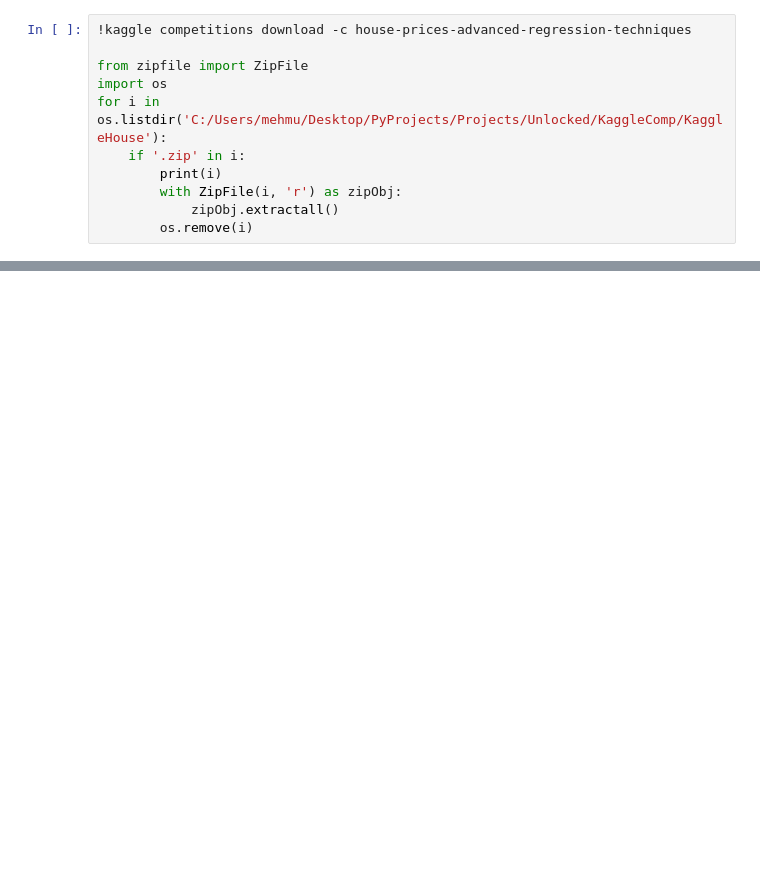
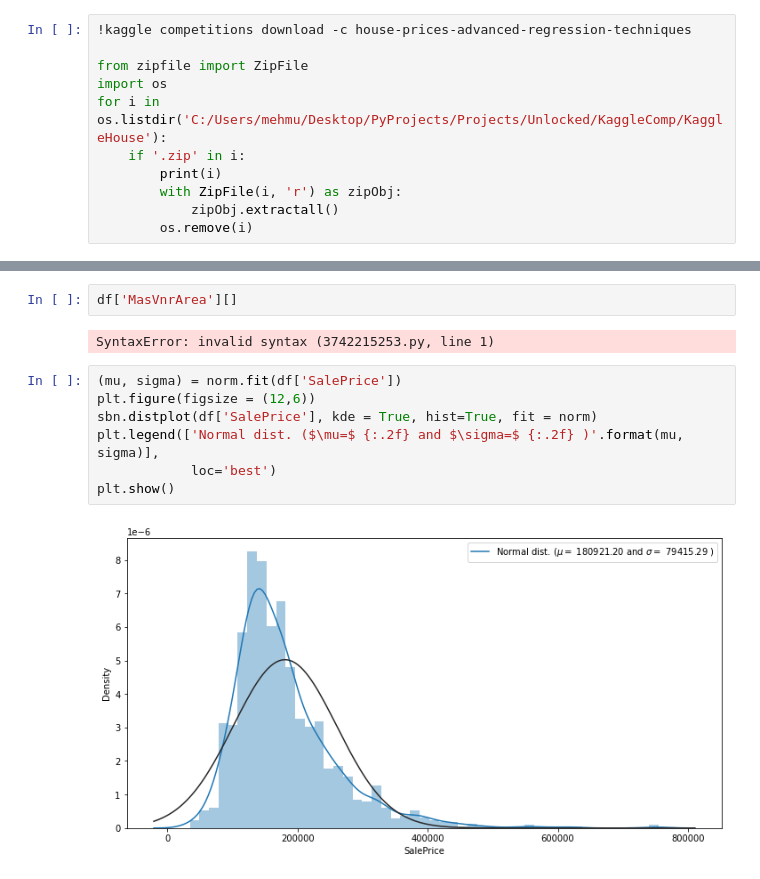
Before and after one commit to uraninjo/KaggleCompetitions, a Jupyter notebook: KaggleHouse/newappr.ipynb, the cells around one changed output, grey strips where cells are left out. Drawn from its saved outputs; the diff is of its cells as text; blank space fills up the shorter version.

```diff
--- a/KaggleHouse/newappr.ipynb
+++ b/KaggleHouse/newappr.ipynb
@@ -29,0 +44,13 @@ df
+# %%
+df['MasVnrArea'][]
+# %% [output]
+SyntaxError: invalid syntax (3742215253.py, line 1)
+# %%
+(mu, sigma) = norm.fit(df['SalePrice'])
+plt.figure(figsize = (12,6))
+sbn.distplot(df['SalePrice'], kde = True, hist=True, fit = norm)
+plt.legend(['Normal dist. ($\mu=$ {:.2f} and $\sigma=$ {:.2f} )'.format(mu, sigma)],
+            loc='best')
+plt.show()
+# %% [output]
+[figure, added]
```
Also changed, not shown: parts of 20 cells of this notebook, 5 other files.
